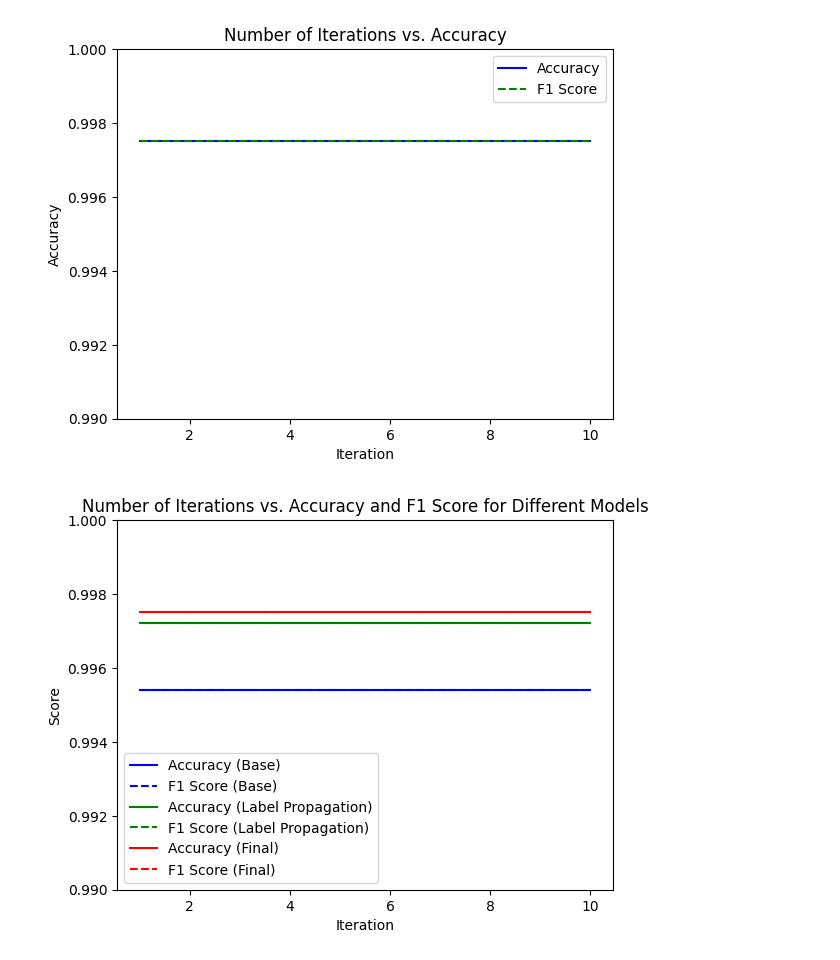
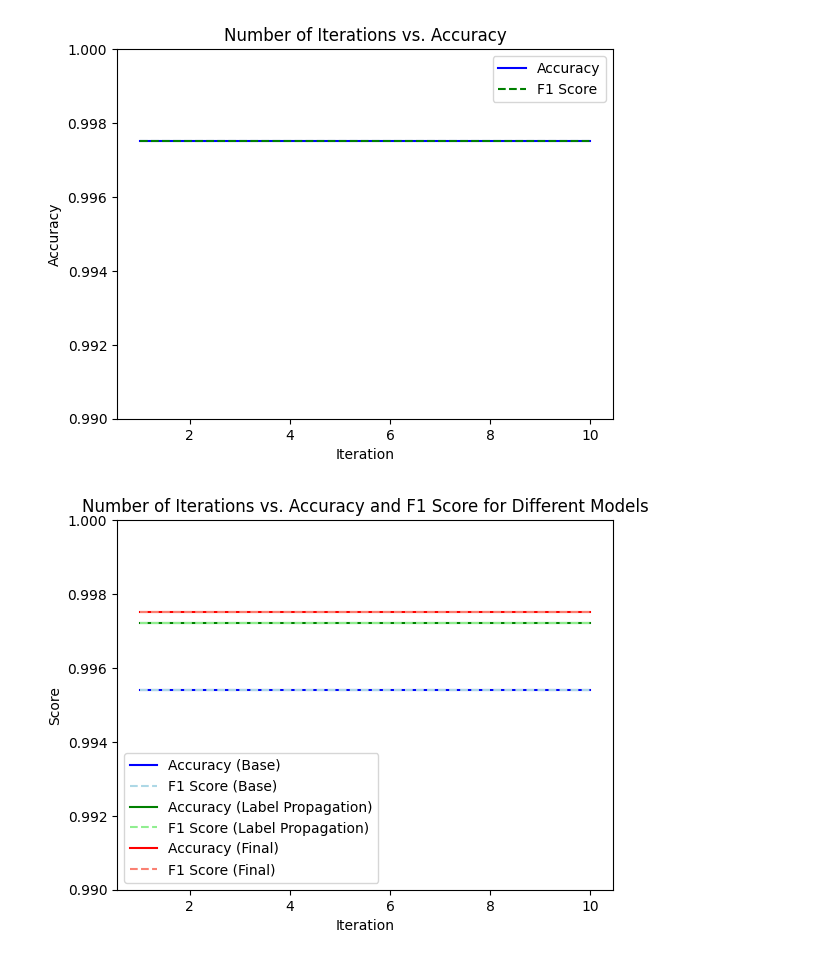
Before and after one commit to hylke35/PatternRecognition, a Jupyter notebook: task2.ipynb, the cells around one changed output. Cells and saved outputs as stored; diff of their text form; code cells hidden in the pictures.

```diff
--- a/task2.ipynb
+++ b/task2.ipynb
@@ -193,21 +193,21 @@ plt.show()
 [figure]
 # %%
 plt.plot(iterations, accuracies_base, marker='', linestyle='-', label='Accuracy (Base)', color='blue')
-plt.plot(iterations, f1scores_base, marker='', linestyle='--', label='F1 Score (Base)', color='blue')
+plt.plot(iterations, f1scores_base, marker='', linestyle='--', label='F1 Score (Base)', color='lightblue')
 
 plt.plot(iterations, accuracies_label_prop, marker='', linestyle='-', label='Accuracy (Label Propagation)', color='green')
-plt.plot(iterations, f1scores_label_prop, marker='', linestyle='--', label='F1 Score (Label Propagation)', color='green')
+plt.plot(iterations, f1scores_label_prop, marker='', linestyle='--', label='F1 Score (Label Propagation)', color='lightgreen')
 
 plt.plot(iterations, accuracies_final, marker='', linestyle='-', label='Accuracy (Final)', color='red')
-plt.plot(iterations, f1scores_final, marker='', linestyle='--', label='F1 Score (Final)', color='red')
+plt.plot(iterations, f1scores_final, marker='', linestyle='--', label='F1 Score (Final)', color='salmon')
 
 plt.ylim([0.99, 1])
 
 plt.xlabel('Iteration')
 plt.ylabel('Score')
 plt.title('Number of Iterations vs. Accuracy and F1 Score for Different Models')
 
 plt.legend()
 plt.show()
 # %% [output]
-[figure, old version]
+[figure, new version]
```
